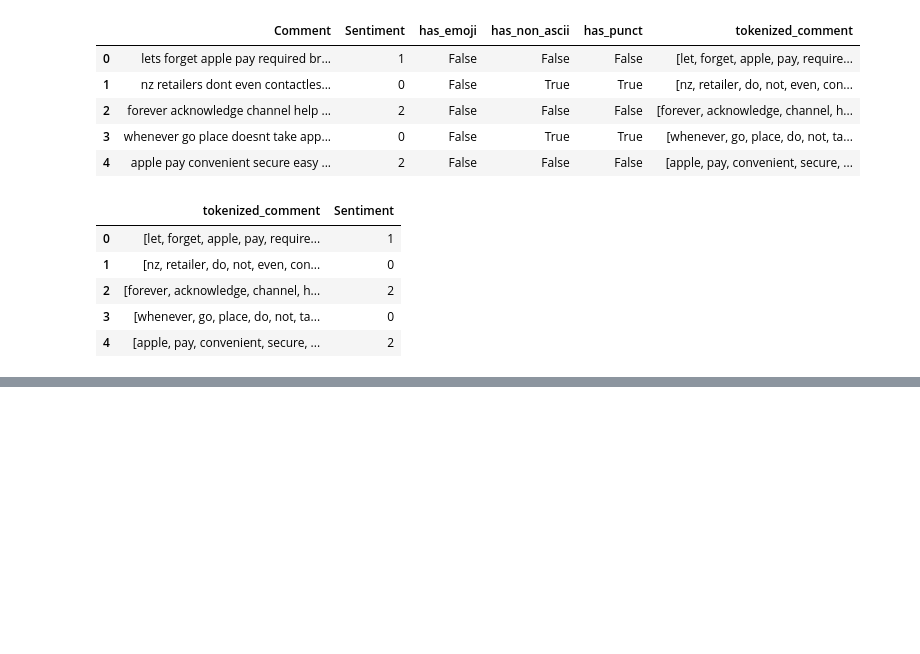
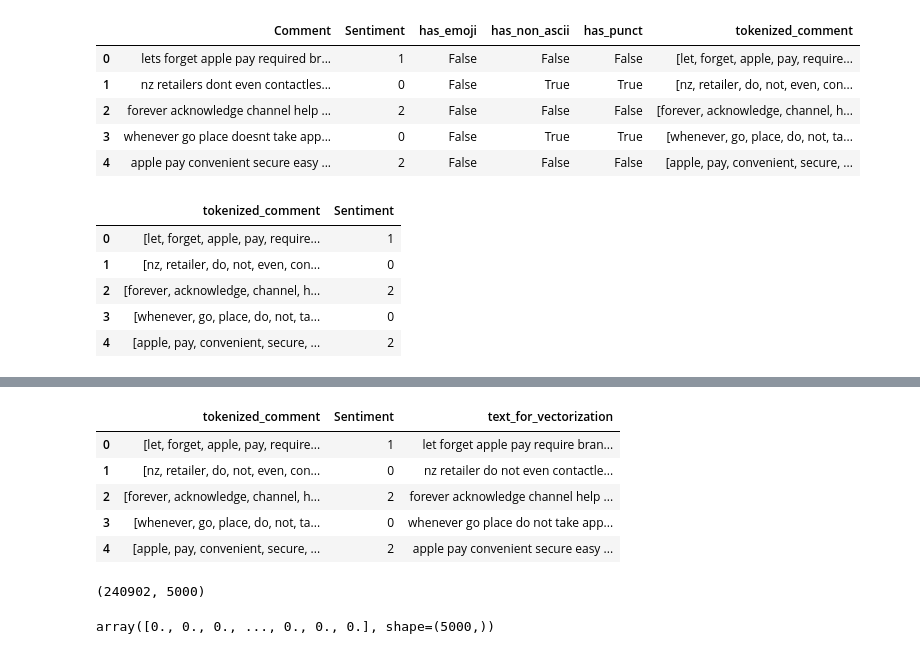
Before and after one commit to nayankhanal/ml-class, a Jupyter notebook: nlp/sentiment.ipynb, the cells around one changed output, grey strips where cells are left out. Drawn from its saved outputs; the diff is of its cells as text; code cells hidden in the pictures; blank space fills up the shorter version.

```diff
--- a/nlp/sentiment.ipynb
+++ b/nlp/sentiment.ipynb
@@ -603,0 +585,11 @@ df.head()
+# %%
+df['text_for_vectorization'] = df['tokenized_comment'].apply(lambda tokens: ' '.join(tokens))
+# %%
+df.head()
+# %% [output]
+|  | tokenized_comment | Sentiment | text_for_vectorization |
+| 0 | [let, forget, apple, pay, require... | 1 | let forget apple pay require bran... |
+| 1 | [nz, retailer, do, not, even, con... | 0 | nz retailer do not even contactle... |
+| 2 | [forever, acknowledge, channel, h... | 2 | forever acknowledge channel help ... |
+| 3 | [whenever, go, place, do, not, ta... | 0 | whenever go place do not take app... |
+| 4 | [apple, pay, convenient, secure, ... | 2 | apple pay convenient secure easy ... |
@@ -603,0 +606,9 @@ df.head()
+# %%
+X = vectorizer.fit_transform(df['text_for_vectorization'])
+print(X.shape)
+# %% [output]
+(240902, 5000)
+# %%
+X[0].toarray().flatten()
+# %% [output]
+array([0., 0., 0., ..., 0., 0., 0.], shape=(5000,))
```
Also changed, not shown: parts of 25 cells of this notebook, 6 other files.
